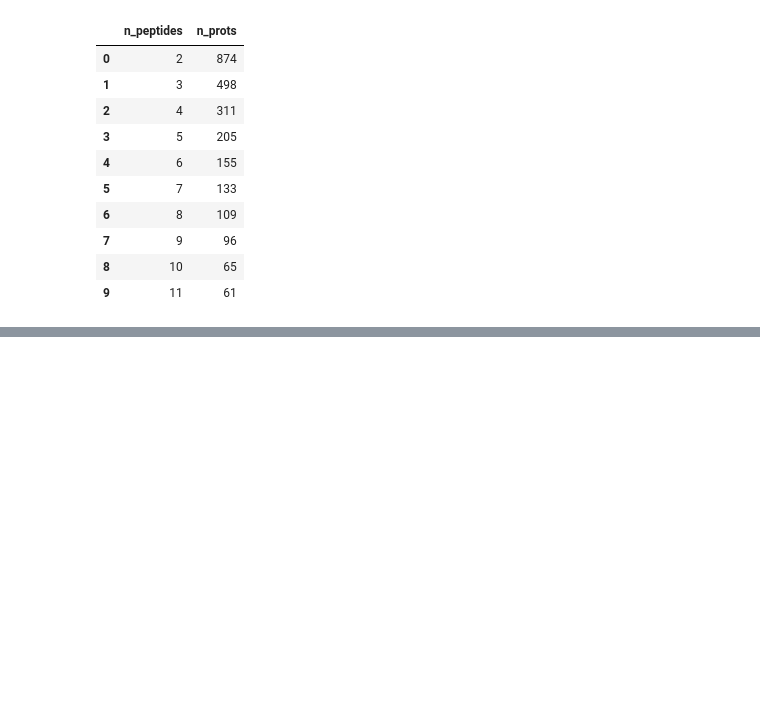
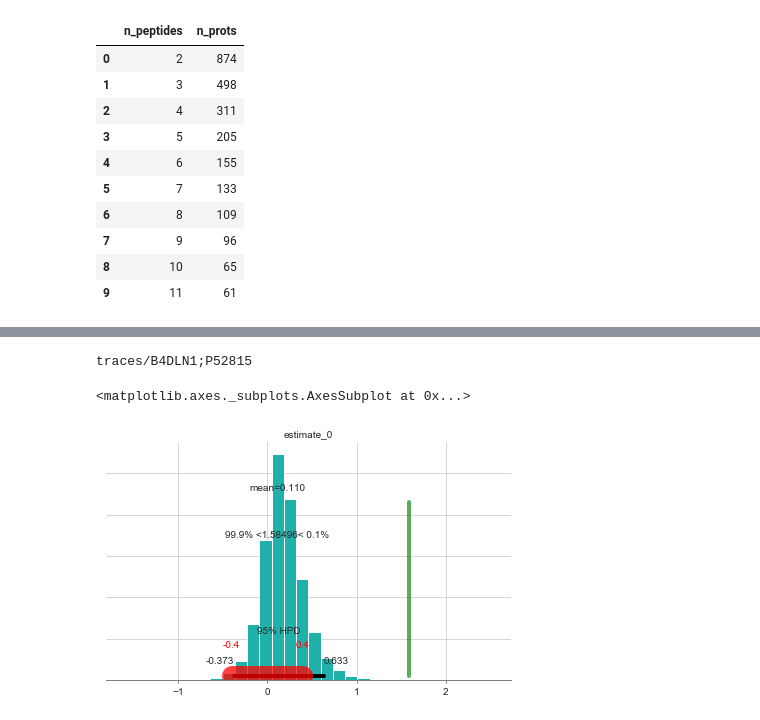
Before and after one commit to antortjim/Thesis-Code, a Jupyter notebook: model/Model.ipynb, the cells around one changed output, grey strips where cells are left out. Saved outputs shown, nothing was run; the diff lists cells and outputs as text; code cells hidden in the pictures; blank space fills up the shorter version.

```diff
--- a/model/Model.ipynb
+++ b/model/Model.ipynb
@@ -455,0 +376,6 @@ NUTS: [obs_offset, run_offset, treat_offset, pep_offset, mu_run, sigma_run_log__
+# %%
+# p = "B4DLN1;P52815"
+p = "P00562"
+p = "P00926"
+p = "C9J0K6;B4DKK2;A8MTH6;P30626"
+msbay.load_data(p)
@@ -455,0 +390,2 @@ NUTS: [obs_offset, run_offset, treat_offset, pep_offset, mu_run, sigma_run_log__
+# %%
+trace = msbay.fit(model_name=p, n_draws=20000)
@@ -456,9 +395,16 @@ NUTS: [obs_offset, run_offset, treat_offset, pep_offset, mu_run, sigma_run_log__
 # %%
 traces=[]
 with model:
-    trace_name = "traces/{}".format(proteins[0])
+    trace_name = "traces/{}".format(p)
     print(trace_name)
     trace = pm.backends.text.load(trace_name)
     traces.append(trace)
+# %% [output]
+traces/B4DLN1;P52815
+# %%
+pm.plot_posterior(trace, varnames=["estimate"], ref_val=np.log2(3), color='LightSeaGreen', rope=[-0.4, 0.4])
+# %% [output]
+<matplotlib.axes._subplots.AxesSubplot at 0x...>
+[figure, added]
 # %%
 pm.traceplot(trace, varnames=["estimate"])
```
Also changed, not shown: parts of 35 cells of this notebook, 1 other file.
